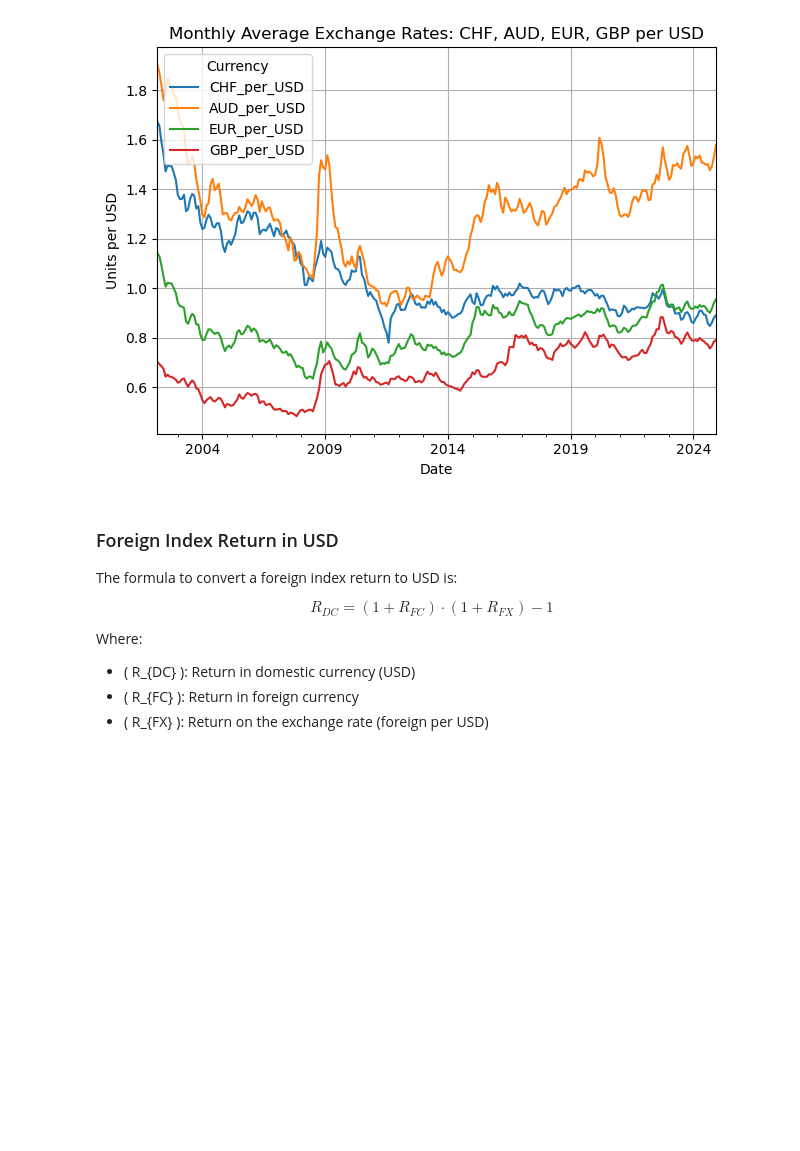
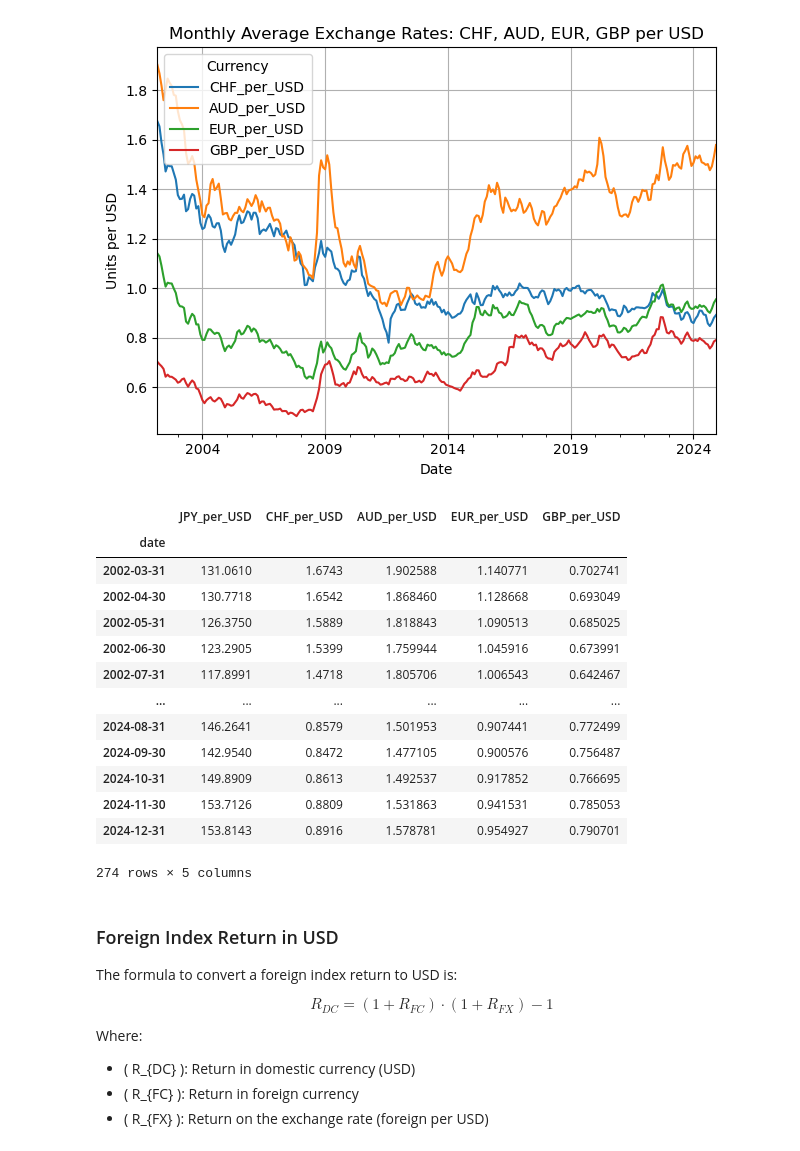
Before and after one commit to Wfiles/global-tactical-fund-simulator, a Jupyter notebook: data_collection.ipynb, the cells around one changed output. Saved outputs shown, nothing was run; the diff lists cells and outputs as text; code cells hidden in the pictures; blank space fills up the shorter version.

```diff
--- a/data_collection.ipynb
+++ b/data_collection.ipynb
@@ -202,6 +211,23 @@ plt.show()
 [figure]
 <Figure size 1200x600 with 0 Axes>
 [figure]
+# %%
+foreign_to_usd
+# %% [output]
+|  | JPY_per_USD | CHF_per_USD | AUD_per_USD | EUR_per_USD | GBP_per_USD |
+| date |  |  |  |  |  |
+| 2002-03-31 | 131.0610 | 1.6743 | 1.902588 | 1.140771 | 0.702741 |
+| 2002-04-30 | 130.7718 | 1.6542 | 1.868460 | 1.128668 | 0.693049 |
+| 2002-05-31 | 126.3750 | 1.5889 | 1.818843 | 1.090513 | 0.685025 |
+| 2002-06-30 | 123.2905 | 1.5399 | 1.759944 | 1.045916 | 0.673991 |
+| 2002-07-31 | 117.8991 | 1.4718 | 1.805706 | 1.006543 | 0.642467 |
+| ... | ... | ... | ... | ... | ... |
+| 2024-08-31 | 146.2641 | 0.8579 | 1.501953 | 0.907441 | 0.772499 |
+| 2024-09-30 | 142.9540 | 0.8472 | 1.477105 | 0.900576 | 0.756487 |
+| 2024-10-31 | 149.8909 | 0.8613 | 1.492537 | 0.917852 | 0.766695 |
+| 2024-11-30 | 153.7126 | 0.8809 | 1.531863 | 0.941531 | 0.785053 |
+| 2024-12-31 | 153.8143 | 0.8916 | 1.578781 | 0.954927 | 0.790701 |
+274 rows × 5 columns
 # %% [markdown]
 ### Foreign Index Return in USD
 
```
Also changed, not shown: parts of 43 cells of this notebook.
